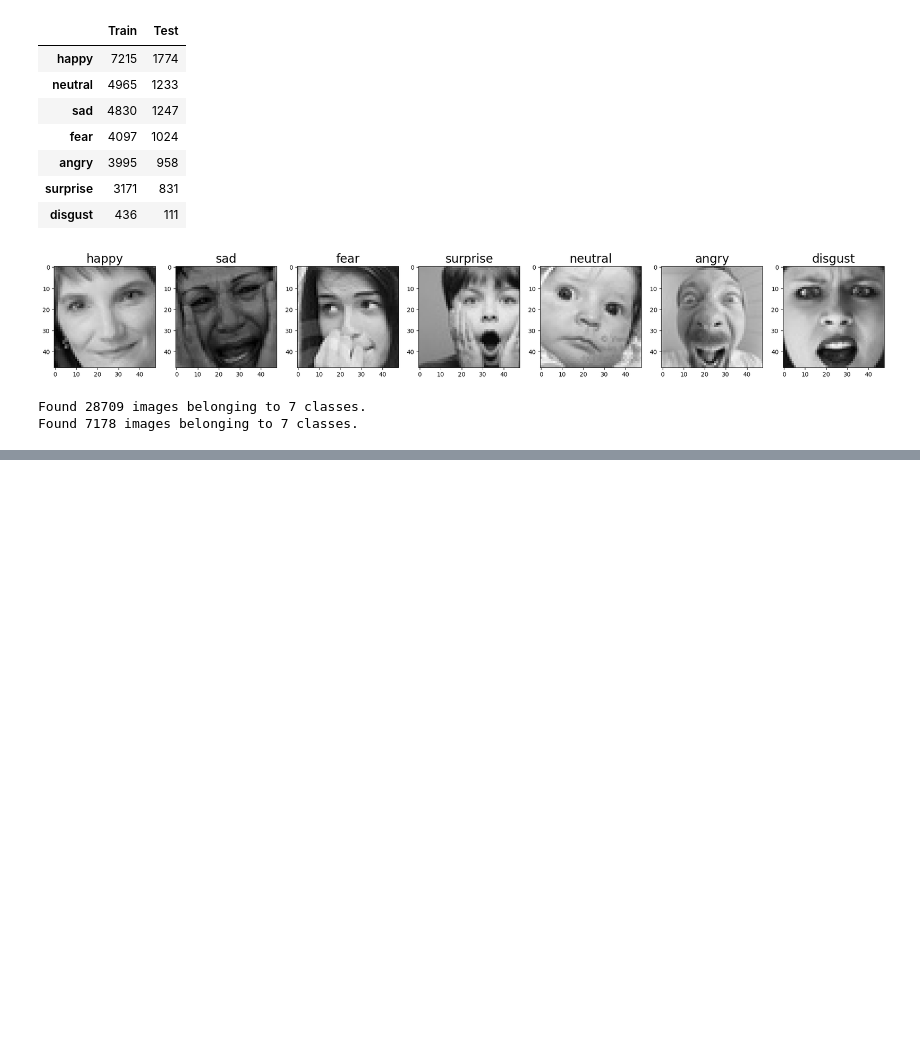
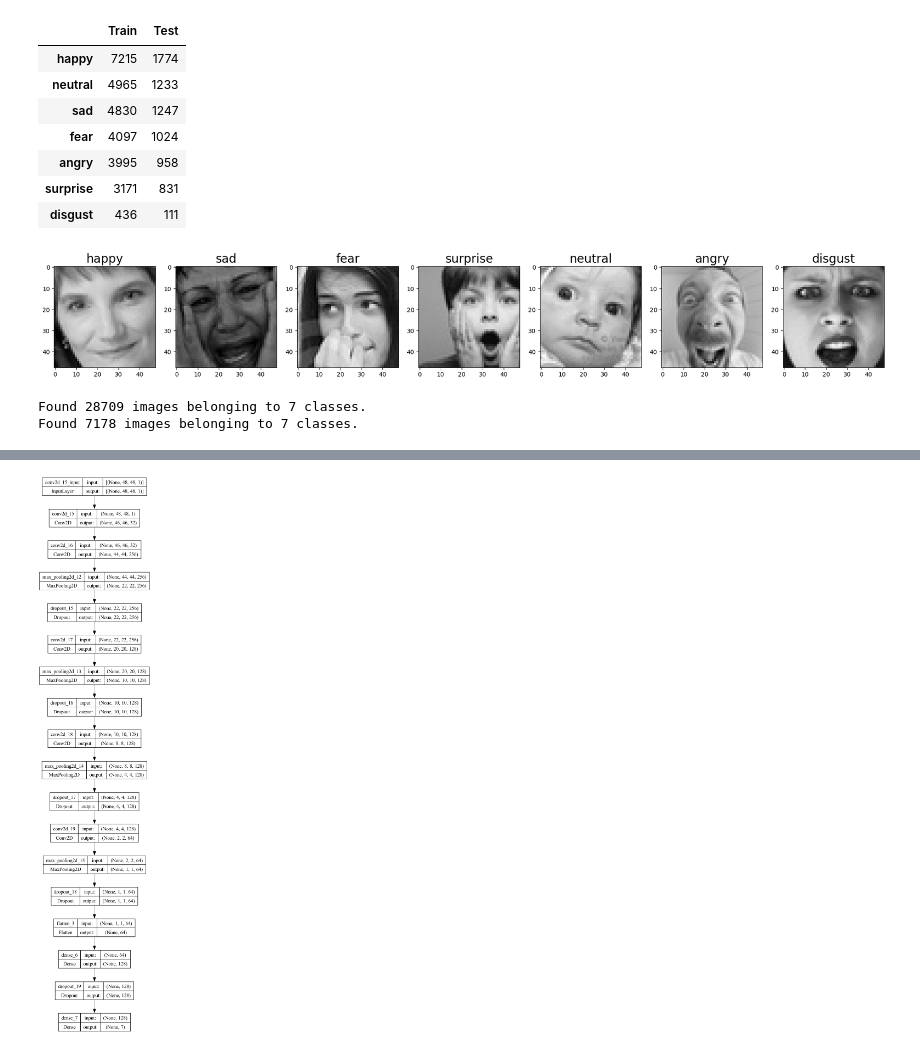
Before and after one commit to khaledelmahdi/dl-project, a Jupyter notebook: db_project.ipynb, the cells around one changed output, grey strips where cells are left out. Saved outputs shown, nothing was run; the diff lists cells and outputs as text; code cells hidden in the pictures; blank space fills up the shorter version.

```diff
--- a/db_project.ipynb
+++ b/db_project.ipynb
@@ -181,6 +176,12 @@ Total params: 599,943
 Trainable params: 599,943
 Non-trainable params: 0
 _________________________________________________________________
+# %%
+from keras.utils.vis_utils import plot_model
+
+plot_model(model, show_shapes=True, show_layer_names=True)
+# %% [output]
+[figure, added]
 # %%
 ## Training the model
 from keras.callbacks import EarlyStopping
```
Also changed, not shown: parts of 10 cells of this notebook.
